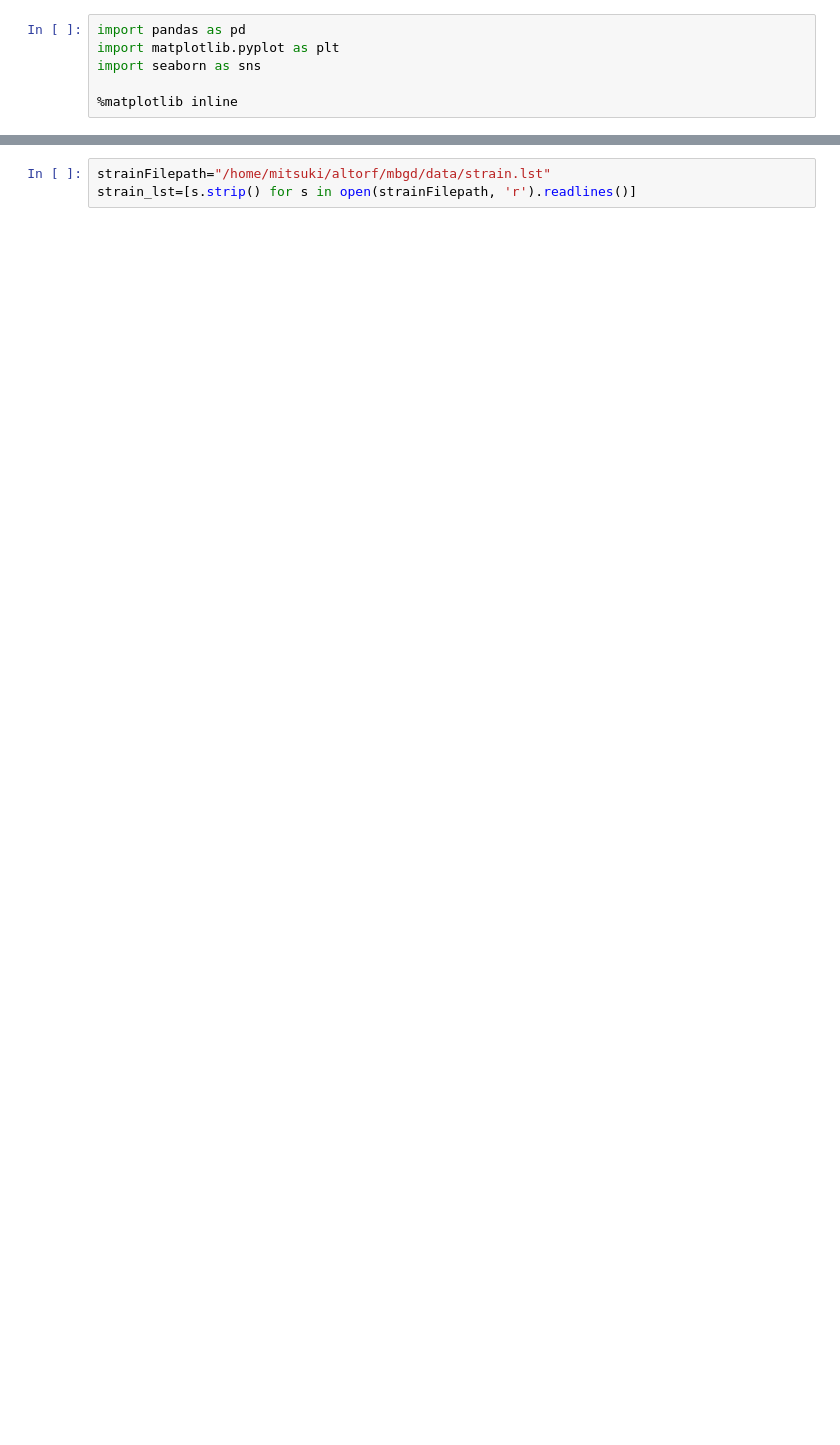
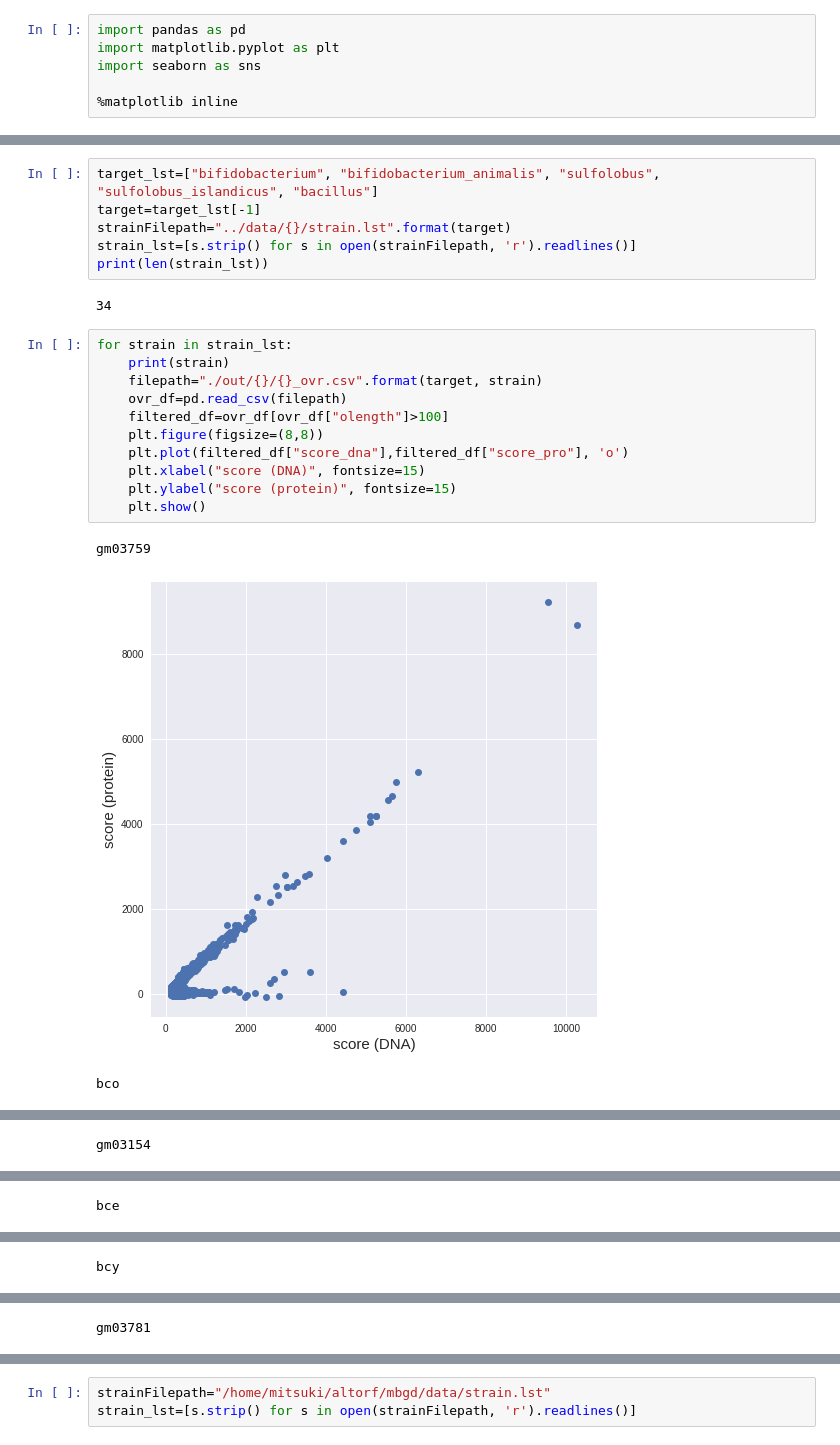
Before and after one commit to MitsukiUsui/mbgd, a Jupyter notebook: analyze/viz_score.ipynb, the cells around one changed output, grey strips where cells are left out. Drawn from its saved outputs; the diff is of its cells as text; blank space fills up the shorter version.

```diff
--- a/analyze/viz_score.ipynb
+++ b/analyze/viz_score.ipynb
@@ -6,0 +9,23 @@ import seaborn as sns
+# %%
+target_lst=["bifidobacterium", "bifidobacterium_animalis", "sulfolobus", "sulfolobus_islandicus", "bacillus"]
+target=target_lst[-1]
+strainFilepath="../data/{}/strain.lst".format(target)
+strain_lst=[s.strip() for s in open(strainFilepath, 'r').readlines()]
+print(len(strain_lst))
+# %% [output]
+34
+# %%
+for strain in strain_lst:
+    print(strain)
+    filepath="./out/{}/{}_ovr.csv".format(target, strain)
+    ovr_df=pd.read_csv(filepath)
+    filtered_df=ovr_df[ovr_df["olength"]>100]
+    plt.figure(figsize=(8,8))
+    plt.plot(filtered_df["score_dna"],filtered_df["score_pro"], 'o')
+    plt.xlabel("score (DNA)", fontsize=15)
+    plt.ylabel("score (protein)", fontsize=15)
+    plt.show()
+# %% [output]
+gm03759
+[figure, added]
+bco
@@ -6,0 +33 @@ import seaborn as sns
+gm03154
@@ -6,0 +35 @@ import seaborn as sns
+bce
@@ -6,0 +37 @@ import seaborn as sns
+bcy
@@ -6,0 +39 @@ import seaborn as sns
+gm03781
```
Also changed, not shown: parts of 54 cells of this notebook, 29 other files.
